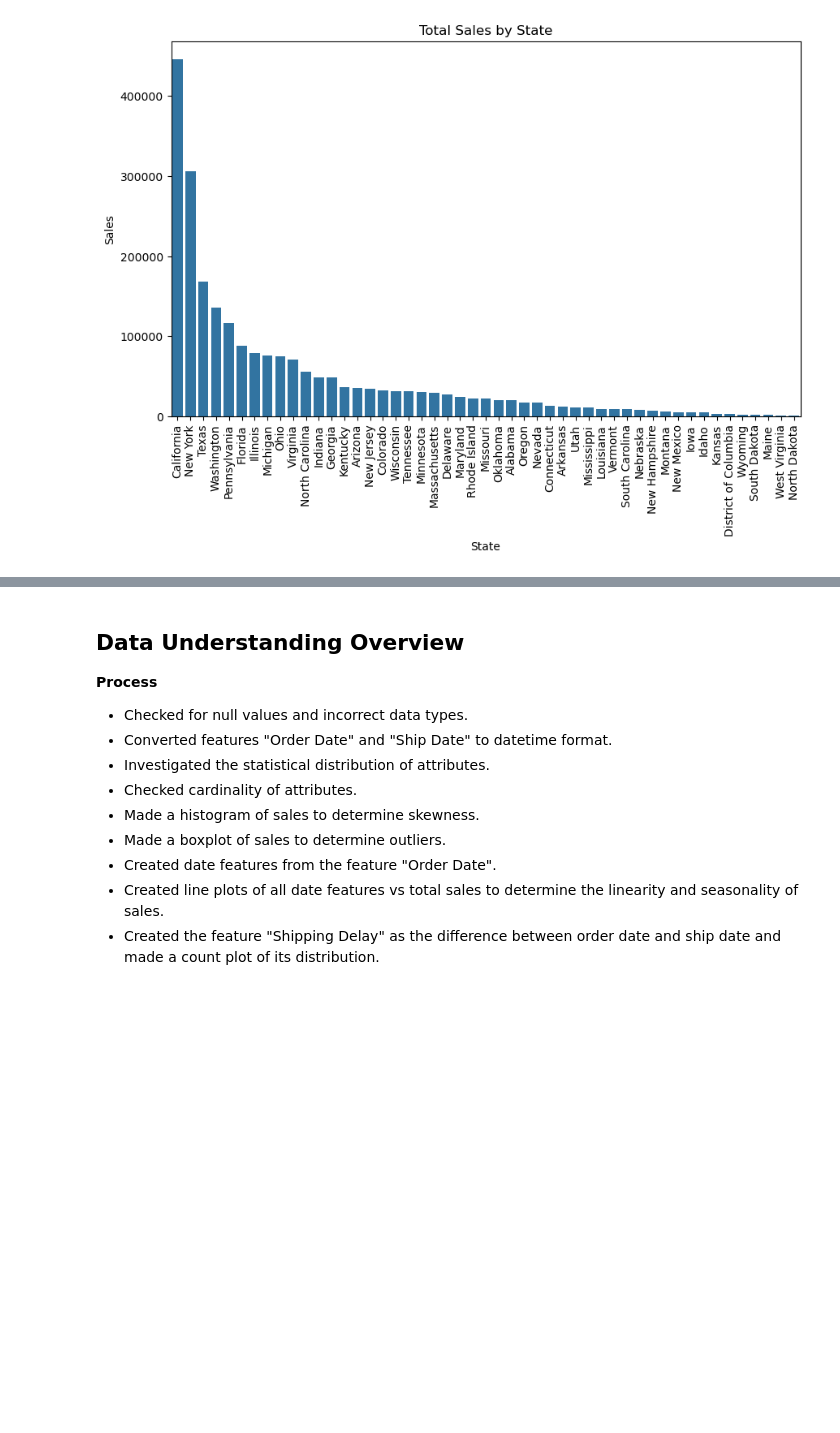
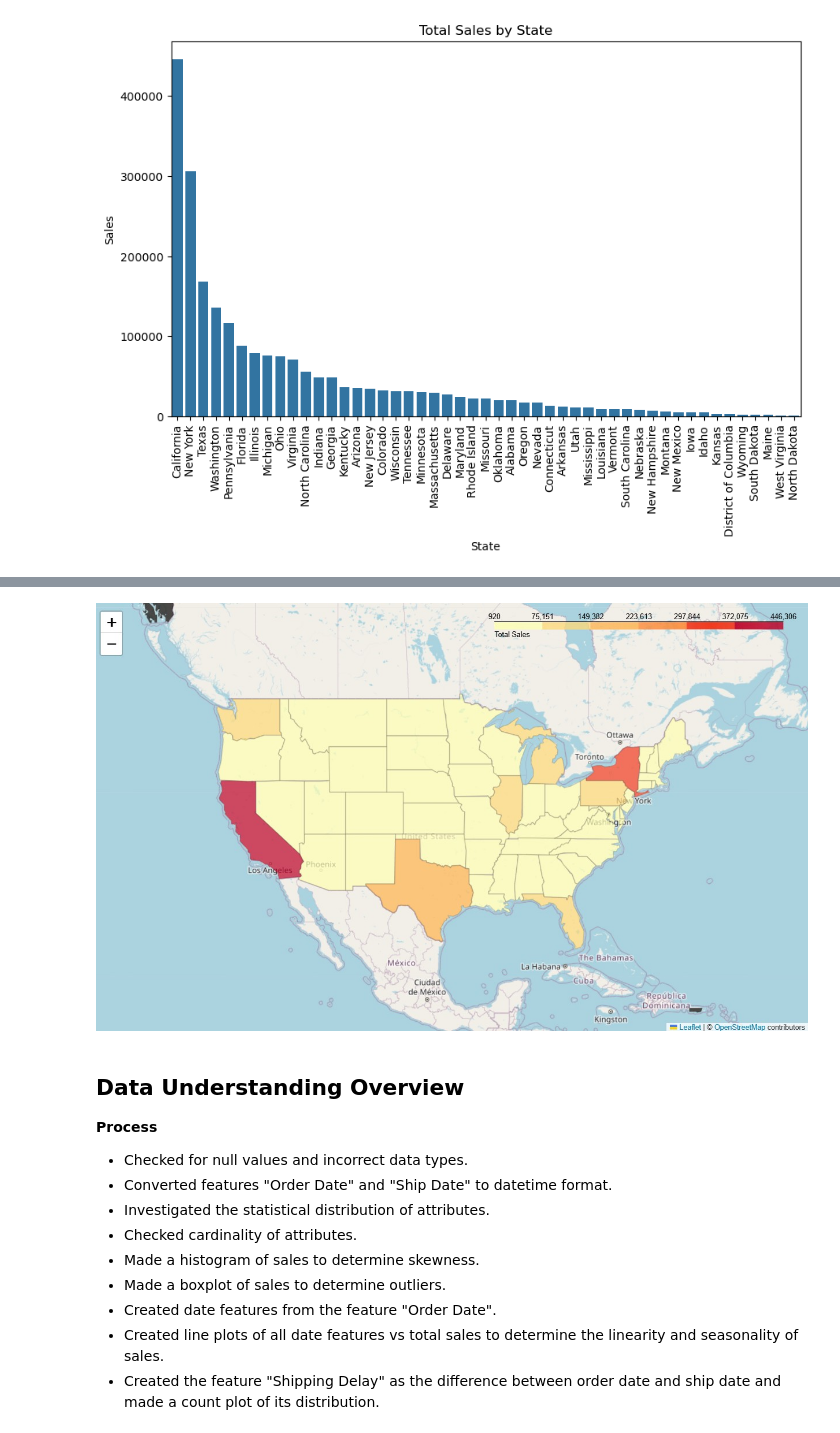
Before and after one commit to LucasHoffSchmidt/Superstore_Time_Series_Sales_Forecasting, a Jupyter notebook: sales_forecast.ipynb, the cells around one changed output, grey strips where cells are left out. Cells and saved outputs as stored; diff of their text form; code cells hidden in the pictures; blank space fills up the shorter version.

```diff
--- a/sales_forecast.ipynb
+++ b/sales_forecast.ipynb
@@ -336,8 +336,8 @@ plt.show()
 !pip install folium -q
 # %%
 # Creating a choropleth map of total sales by state
-import folium # For displaying interactive maps
-from IPython.display import Image, display # For displaying a static image
+import folium
+from IPython.display import Image
 
 # Getting the total sales for each state
 state_sales = sales_df.groupby("State", as_index=False)["Sales"].sum()
@@ -380,10 +380,5 @@ folium.GeoJson(
     )
 ).add_to(USA_map)
 
-try:
-    # Try to display the interactive map
-    USA_map
-except:
-    # If interactive map cannot be displayed, switch to static image
-    display(Image(filename='images/states_map.jpg'))
+USA_map
 # %% [output]
@@ -391,3 +385,4 @@ except:
+[figure, added]
 # %% [markdown]
 ## Data Understanding Overview
 **Process**
```
Also changed, not shown: parts of 8 cells of this notebook.
